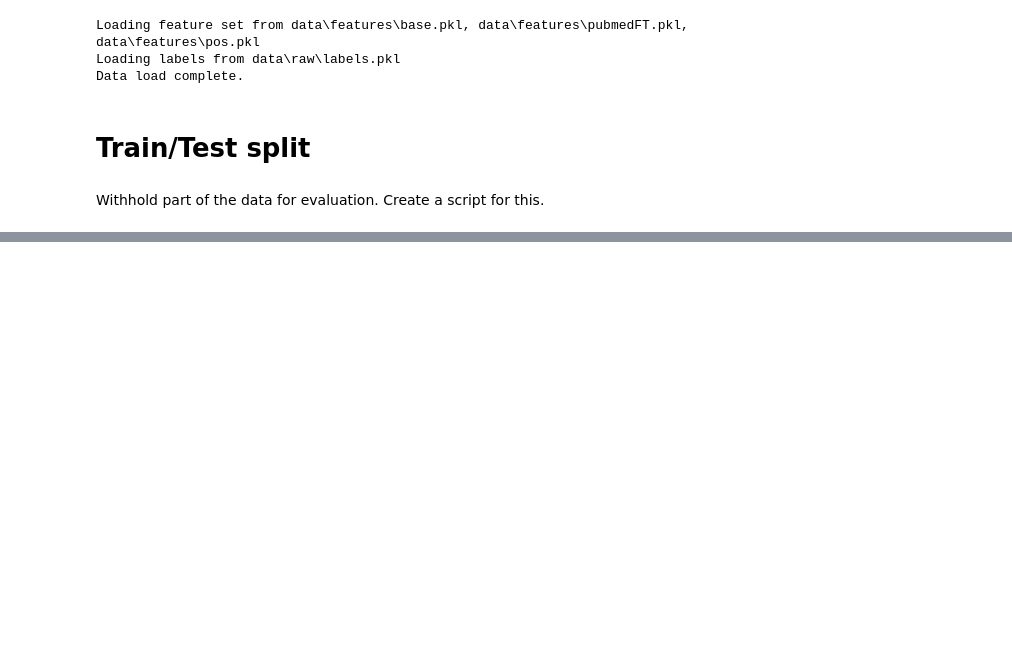
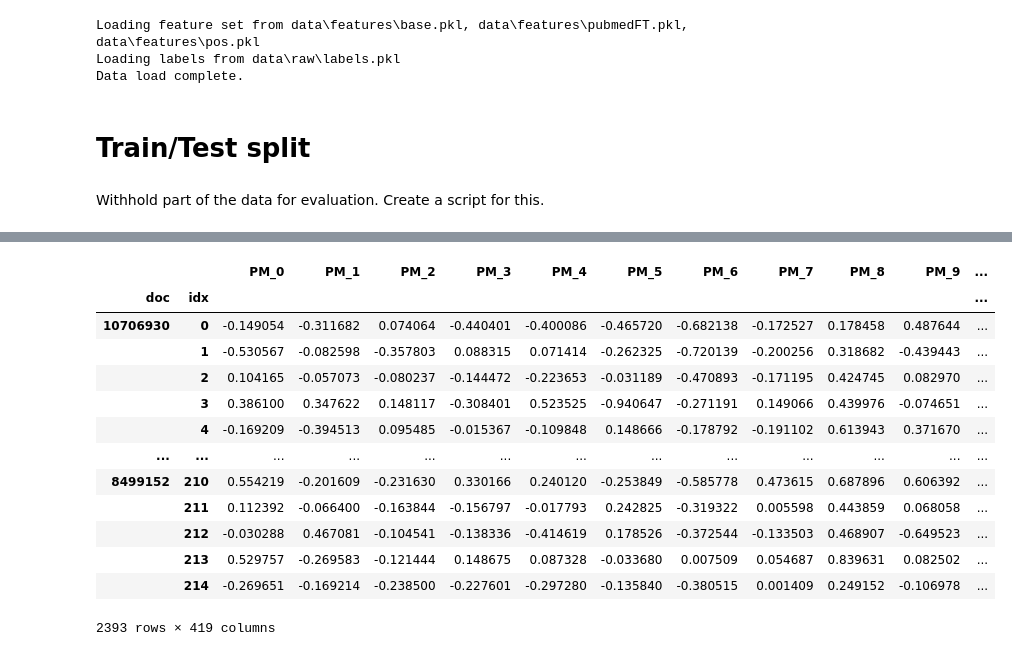
Before and after one commit to tmaaiveld/tmd_pico, a Jupyter notebook: train-test-split.ipynb, the cells around one changed output, grey strips where cells are left out. Saved outputs shown, nothing was run; the diff lists cells and outputs as text; code cells hidden in the pictures; blank space fills up the shorter version.

```diff
--- a/train-test-split.ipynb
+++ b/train-test-split.ipynb
@@ -130,0 +156,17 @@ data_ds = data.loc[(ds,slice(None)),:]
+# %%
+test_hold
+# %% [output]
+|  |  | PM_0 | PM_1 | PM_2 | PM_3 | PM_4 | PM_5 | PM_6 | PM_7 | PM_8 | PM_9 | ... |
+| doc | idx |  |  |  |  |  |  |  |  |  |  | ... |
+| 10706930 | 0 | -0.149054 | -0.311682 | 0.074064 | -0.440401 | -0.400086 | -0.465720 | -0.682138 | -0.172527 | 0.178458 | 0.487644 | ... |
+|  | 1 | -0.530567 | -0.082598 | -0.357803 | 0.088315 | 0.071414 | -0.262325 | -0.720139 | -0.200256 | 0.318682 | -0.439443 | ... |
+|  | 2 | 0.104165 | -0.057073 | -0.080237 | -0.144472 | -0.223653 | -0.031189 | -0.470893 | -0.171195 | 0.424745 | 0.082970 | ... |
+|  | 3 | 0.386100 | 0.347622 | 0.148117 | -0.308401 | 0.523525 | -0.940647 | -0.271191 | 0.149066 | 0.439976 | -0.074651 | ... |
+|  | 4 | -0.169209 | -0.394513 | 0.095485 | -0.015367 | -0.109848 | 0.148666 | -0.178792 | -0.191102 | 0.613943 | 0.371670 | ... |
+| ... | ... | ... | ... | ... | ... | ... | ... | ... | ... | ... | ... | ... |
+| 8499152 | 210 | 0.554219 | -0.201609 | -0.231630 | 0.330166 | 0.240120 | -0.253849 | -0.585778 | 0.473615 | 0.687896 | 0.606392 | ... |
+|  | 211 | 0.112392 | -0.066400 | -0.163844 | -0.156797 | -0.017793 | 0.242825 | -0.319322 | 0.005598 | 0.443859 | 0.068058 | ... |
+|  | 212 | -0.030288 | 0.467081 | -0.104541 | -0.138336 | -0.414619 | 0.178526 | -0.372544 | -0.133503 | 0.468907 | -0.649523 | ... |
+|  | 213 | 0.529757 | -0.269583 | -0.121444 | 0.148675 | 0.087328 | -0.033680 | 0.007509 | 0.054687 | 0.839631 | 0.082502 | ... |
+|  | 214 | -0.269651 | -0.169214 | -0.238500 | -0.227601 | -0.297280 | -0.135840 | -0.380515 | 0.001409 | 0.249152 | -0.106978 | ... |
+2393 rows × 419 columns
```
Also changed, not shown: parts of 18 cells of this notebook, 24 other files.
